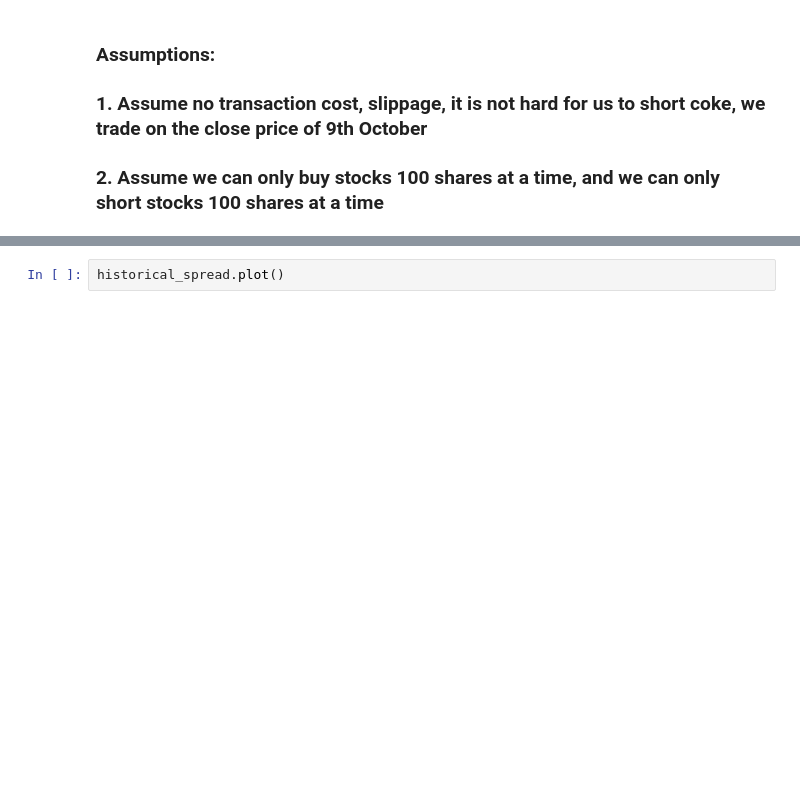
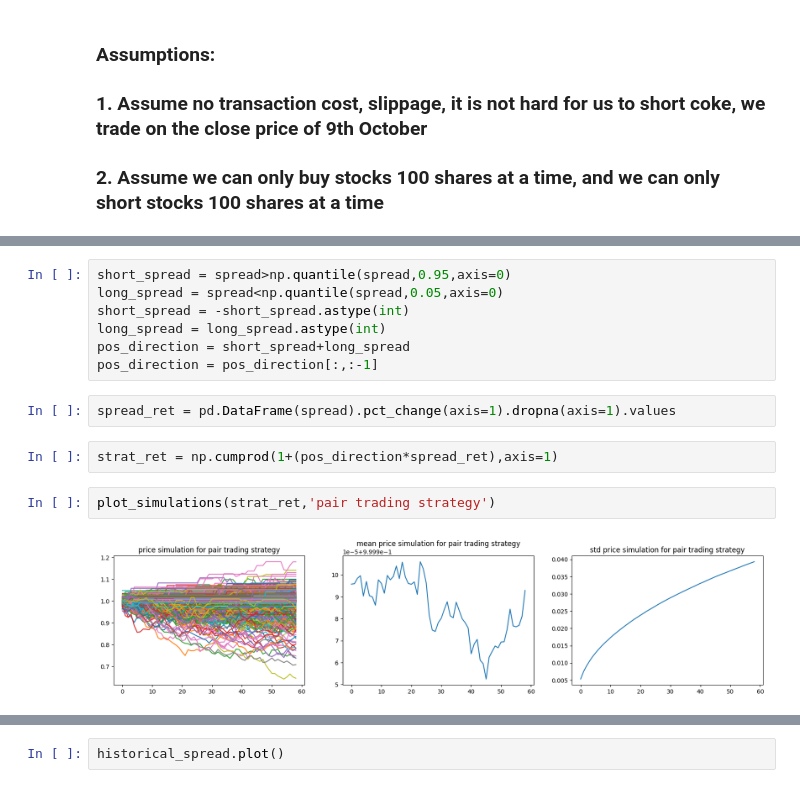
Before and after one commit to kaiwenShen/Pair_trading_coke_pepsi, a Jupyter notebook: ko_pep_pair.ipynb, the cells around one changed output, grey strips where cells are left out. Saved outputs shown, nothing was run; the diff lists cells and outputs as text; blank space fills up the shorter version.

Commit message:
added some strategy level touch, plus OU process with correlation

```diff
--- a/ko_pep_pair.ipynb
+++ b/ko_pep_pair.ipynb
@@ -196,0 +238,15 @@ print(f'95th percentile p&n: {round((np.quantile(position_weighted_spread[:,6],0
+# %%
+short_spread = spread>np.quantile(spread,0.95,axis=0)
+long_spread = spread<np.quantile(spread,0.05,axis=0)
+short_spread = -short_spread.astype(int)
+long_spread = long_spread.astype(int)
+pos_direction = short_spread+long_spread
+pos_direction = pos_direction[:,:-1]
+# %%
+spread_ret = pd.DataFrame(spread).pct_change(axis=1).dropna(axis=1).values
+# %%
+strat_ret = np.cumprod(1+(pos_direction*spread_ret),axis=1)
+# %%
+plot_simulations(strat_ret,'pair trading strategy')
+# %% [output]
+[figure, added]
```
Also changed, not shown: parts of 29 cells of this notebook.
